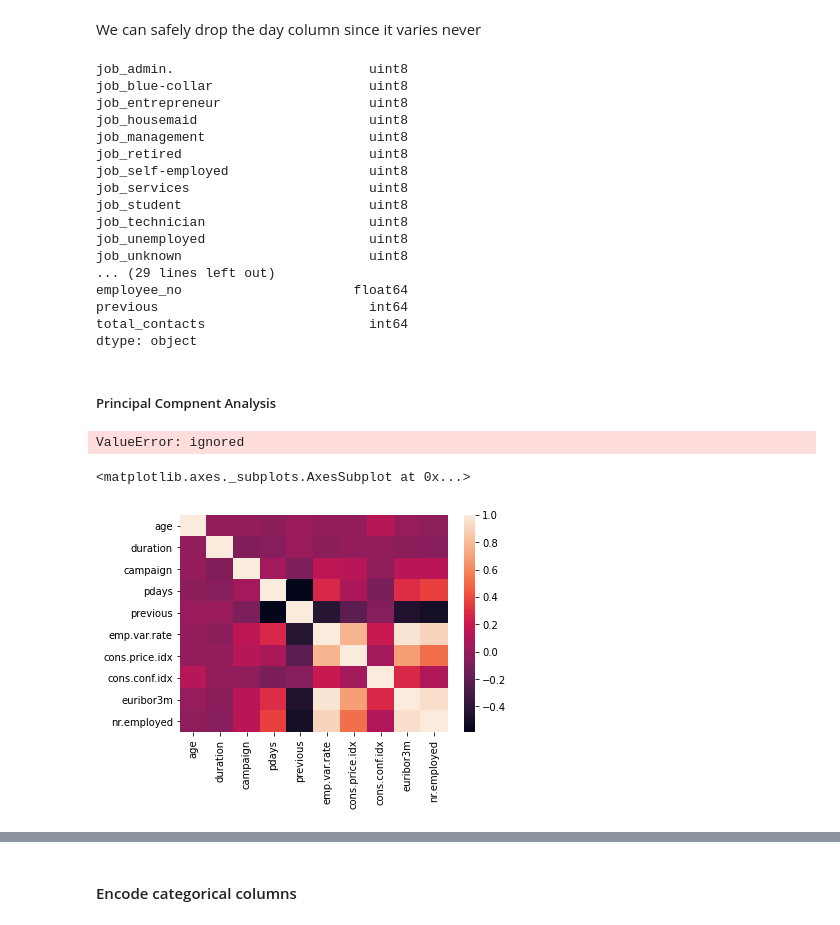
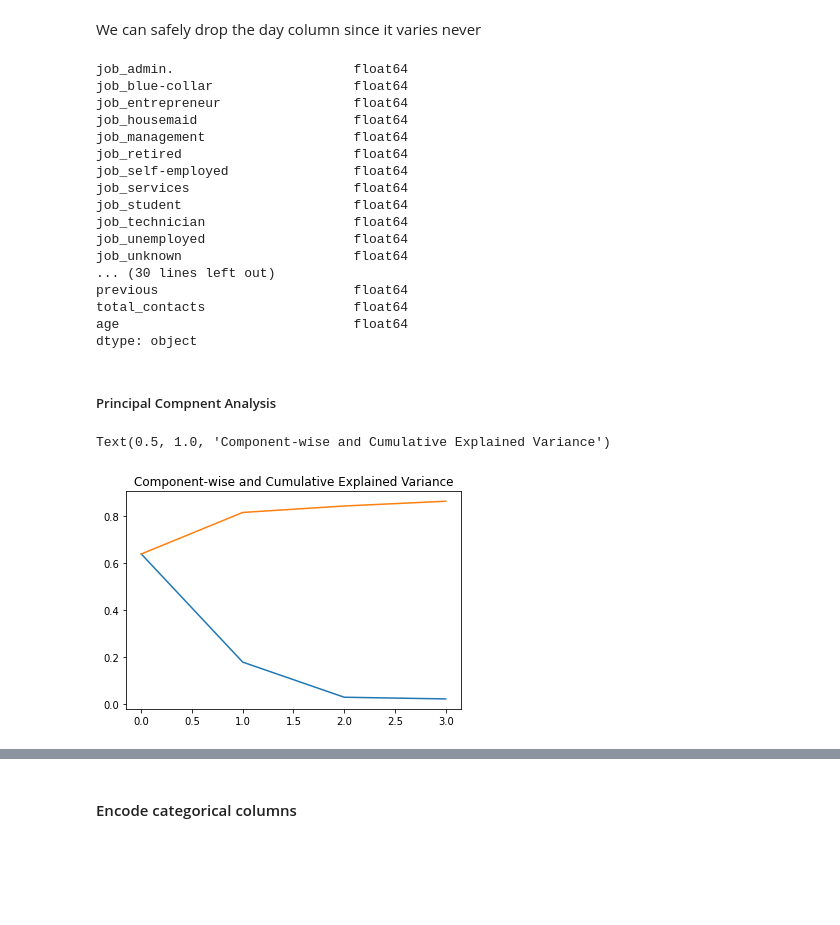
Before and after one commit to WanjohiWanjohi/Term_deposits_uptake_predictor, a Jupyter notebook: bank.ipynb, the cells around one changed output, grey strips where cells are left out. Drawn from its saved outputs; the diff is of its cells as text; code cells hidden in the pictures; blank space fills up the shorter version.

```diff
--- a/bank.ipynb
+++ b/bank.ipynb
@@ -176,6 +179,7 @@ We scale the pdays column to have a restricted range
 # %%
 scaled = scale_columns(df , binned)
 scaled_emp_no = scale_columns(df , ['nr.employed'])
+scaled_age = scale_columns(df , ['age'])
 # %% [markdown]
 #### Class Balancing
 Imbalanced classes put “accuracy” out of business. This is a surprisingly common problem in machine learning (specifically in classification), occurring in datasets with a disproportionate ratio of observations in each class as is the case in our dataset with the target variable
@@ -211,7 +215,8 @@ target_column = pd.DataFrame(upsampled)
 #   converted_df.drop(categorical , axis=1 , inplace=True)
 converted_df
 
-# bring in the campaign column
+# bring in the campaign columns and the age column
+converted_df['age'] = scaled_age
 converted_df['campaign'] = df['campaign']
 converted_df['previous'] = df['previous']
 #bring in the derived month column
@@ -273,36 +278,36 @@ dtype: float64
 We can safely drop the day column since it varies never
 # %%
 # converted_df.drop('day' , axis=1 , inplace=True)
-converted_df.dtypes
+converted_df.astype('float64').dtypes
 # %% [output]
-job_admin.                         uint8
-job_blue-collar                    uint8
-job_entrepreneur                   uint8
-job_housemaid                      uint8
-job_management                     uint8
-job_retired                        uint8
-job_self-employed                  uint8
-job_services                       uint8
-job_student                        uint8
-job_technician                     uint8
-job_unemployed                     uint8
-job_unknown                        uint8
-... (29 lines left out)
-employee_no                      float64
-previous                           int64
-total_contacts                     int64
+job_admin.                       float64
+job_blue-collar                  float64
+job_entrepreneur                 float64
+job_housemaid                    float64
+job_management                   float64
+job_retired                      float64
+job_self-employed                float64
+job_services                     float64
+job_student                      float64
+job_technician                   float64
+job_unemployed                   float64
+job_unknown                      float64
+... (30 lines left out)
+previous                         float64
+total_contacts                   float64
+age                              float64
 dtype: object
 # %% [markdown]
 ##### Principal Compnent Analysis
 # %%
 from sklearn.decomposition import PCA
 pca = PCA(n_components=4)
-pca_result = pca.fit_transform(converted_df.columns.values)
+feat_cols = converted_df.columns.tolist()
+pca_result = pca.fit_transform(converted_df[feat_cols].values)
-# %% [output]
-ValueError: ignored
-# %%
-corr_mat = df.corr()
-sns.heatmap(corr_mat)
-# %% [output]
-<matplotlib.axes._subplots.AxesSubplot at 0x...>
-[figure, removed]
+# %%
+plt.plot(range(4), pca.explained_variance_ratio_)
+plt.plot(range(4), np.cumsum(pca.explained_variance_ratio_))
+plt.title("Component-wise and Cumulative Explained Variance")
+# %% [output]
+Text(0.5, 1.0, 'Component-wise and Cumulative Explained Variance')
+[figure, added]
```
Also changed, not shown: parts of 9 cells of this notebook.
